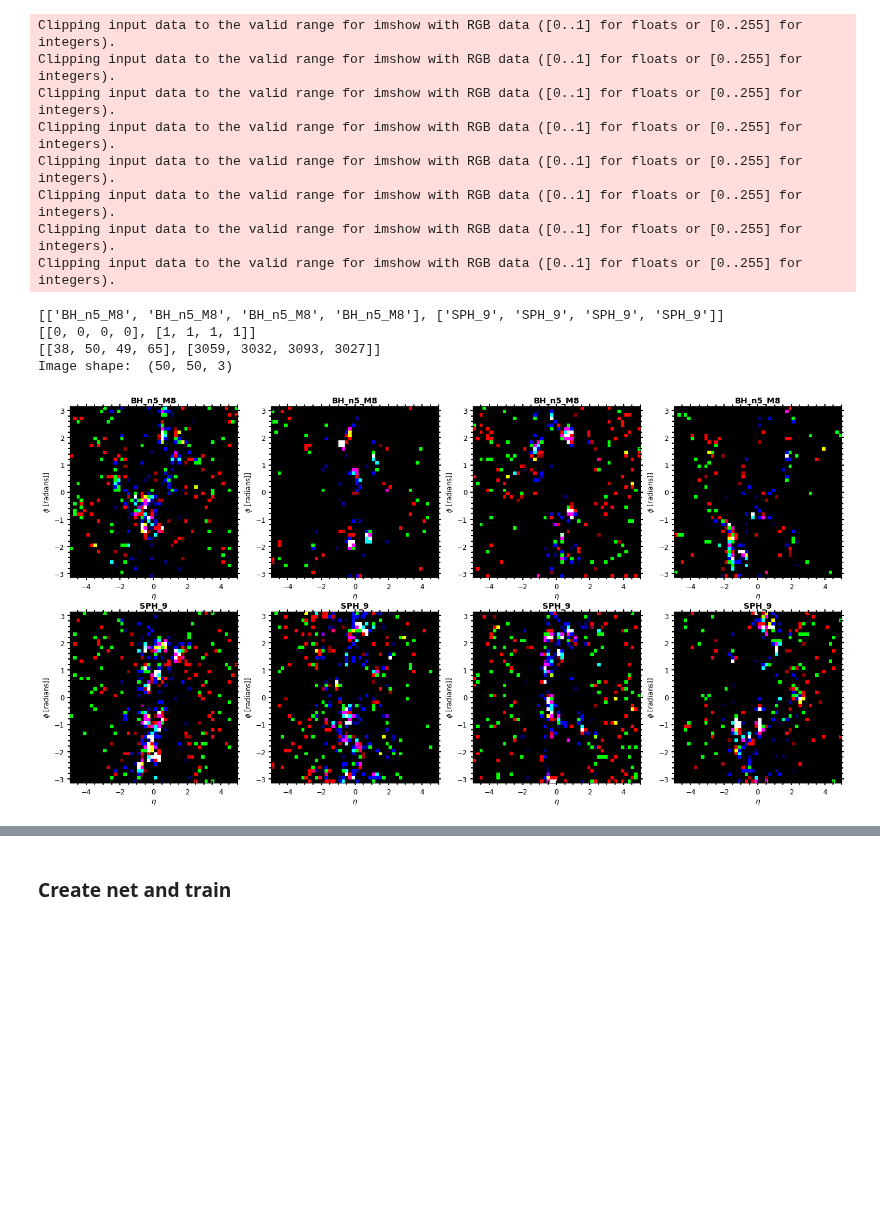
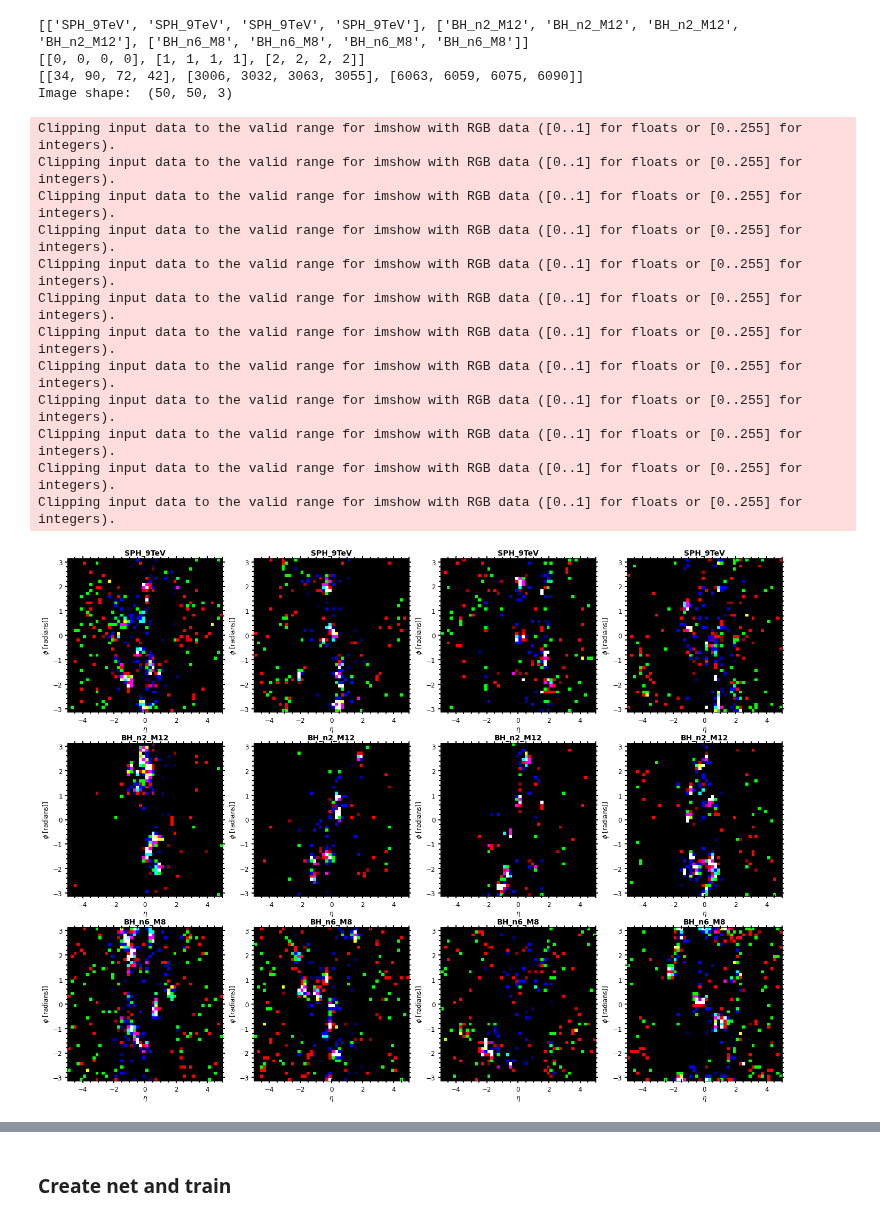
Before and after one commit to choisant/imcalML, a Jupyter notebook: notebooks/resnet.ipynb, the cells around one changed output, grey strips where cells are left out. Cells and saved outputs as stored; diff of their text form; code cells hidden in the pictures; blank space fills up the shorter version.

Commit message:
histogram separation

```diff
--- a/notebooks/resnet.ipynb
+++ b/notebooks/resnet.ipynb
@@ -39,12 +39,16 @@ TEST_N_EVENTS = 3000 #Number of events to process for each class. If higher than
 RES = 50 #resolution
 
 #Data specification
-LABELS = ["BH_n5_M8", "SPH_9"] #for plotting
+LABELS = ["PP13-Sphaleron-THR9-FRZ15-NB0-NSUBPALL", "BH_n2_M12", "BH_n6_M8"] #for plotting
+TEST_LABELS = [f"{label}_test" for label in LABELS]
+PLOT_LABELS = ["SPH_9TeV", "BH_n2_M12", "BH_n6_M8"]
 CLASSES = len(LABELS) #The number of output nodes in the net, equal to the number of classes
-FILENAMES = ["BH_n5_M8", "PP13-Sphaleron-THR9-FRZ15-NB0-NSUBPALL"]
-FOLDERS = ["BH", "sph"]
-TRAIN_FILENAMES = [f"{name}_res{RES}_10000_events.h5" for name in FILENAMES]
-TEST_FILENAMES = [f"{name}_test_res{RES}_3000_events.h5" for name in FILENAMES]
+#"PP13-Sphaleron-THR9-FRZ15-NB0-NSUBPALL"
+
+FOLDERS = ["sph", "BH", "BH"]
+
+TRAIN_FILENAMES = [f"{label}_res{RES}_10000_events.h5" for label in LABELS]
+TEST_FILENAMES = [f"{label}_res{RES}_3000_events.h5" for label in TEST_LABELS]
 TRAIN_DATAPATHS = [f"/disk/atlas3/data_MC/2dhistograms/{FOLDERS[i]}/{RES}/{TRAIN_FILENAMES[i]}" for i in range(CLASSES)] #The path to the folder containing the training histogram files
 TEST_DATAPATHS = [f"/disk/atlas3/data_MC/2dhistograms/{FOLDERS[i]}/{RES}/{TEST_FILENAMES[i]}" for i in range(CLASSES)] #The path to the folder containing the testing histogram files
 
@@ -64,9 +68,7 @@ else:
 filters=None
 transforms = torch.nn.Sequential(
         torchv.transforms.RandomVerticalFlip(),
-        #torchv.transforms.RandomHorizontalFlip(),
-        RandomRoll(0),
-        RandomRoll(1)
+        RandomRoll(roll_axis=0)
     )
 #transforms=None
 # %% [output]
@@ -82,11 +84,14 @@ test_data = load_datasets(testpaths, DEVICE, TEST_N_EVENTS, filters, transforms)
 
 #load data lazily to not run out of memory, no method to load only part of the data yet
 testpaths = [Path(path) for path in TEST_DATAPATHS]
+print(testpaths)
 
-test_data = Hdf5Dataset(testpaths, ["BH_n5_M8_test", "PP13-Sphaleron-THR9-FRZ15-NB0-NSUBPALL_test"], DEVICE,
+test_data = Hdf5Dataset(testpaths, TEST_LABELS, DEVICE,
                         shuffle=False, filters=filters, transform=None, event_limit=TEST_N_EVENTS)
 
 trainpaths = [Path(path) for path in TRAIN_DATAPATHS]
+print(trainpaths)
+
 train_data = load_datasets(trainpaths, DEVICE, TRAIN_N_EVENTS, filters, transforms)
 #train_data = Hdf5Dataset(trainpaths, ["BH_n5_M8", "PP13-Sphaleron-THR9-FRZ15-NB0-NSUBPALL"], DEVICE,
                     #shuffle=True, transform=transforms, event_limit=TRAIN_N_EVENTS)
@@ -107,19 +115,23 @@ There are 2 classes.
 # %%
-view_data(test_data, 4, CLASSES, LABELS, RES, TEST_N_EVENTS)
+view_data(test_data, 4, CLASSES, PLOT_LABELS, RES, TEST_N_EVENTS)
 # %% [output]
-Clipping input data to the valid range for imshow with RGB data ([0..1] for floats or [0..255] for integers).
-Clipping input data to the valid range for imshow with RGB data ([0..1] for floats or [0..255] for integers).
-Clipping input data to the valid range for imshow with RGB data ([0..1] for floats or [0..255] for integers).
-Clipping input data to the valid range for imshow with RGB data ([0..1] for floats or [0..255] for integers).
-Clipping input data to the valid range for imshow with RGB data ([0..1] for floats or [0..255] for integers).
-Clipping input data to the valid range for imshow with RGB data ([0..1] for floats or [0..255] for integers).
-Clipping input data to the valid range for imshow with RGB data ([0..1] for floats or [0..255] for integers).
-Clipping input data to the valid range for imshow with RGB data ([0..1] for floats or [0..255] for integers).
+[['SPH_9TeV', 'SPH_9TeV', 'SPH_9TeV', 'SPH_9TeV'], ['BH_n2_M12', 'BH_n2_M12', 'BH_n2_M12', 'BH_n2_M12'], ['BH_n6_M8', 'BH_n6_M8', 'BH_n6_M8', 'BH_n6_M8']]
+[[0, 0, 0, 0], [1, 1, 1, 1], [2, 2, 2, 2]]
+[[34, 90, 72, 42], [3006, 3032, 3063, 3055], [6063, 6059, 6075, 6090]]
+Image shape:  (50, 50, 3)
-[['BH_n5_M8', 'BH_n5_M8', 'BH_n5_M8', 'BH_n5_M8'], ['SPH_9', 'SPH_9', 'SPH_9', 'SPH_9']]
-[[0, 0, 0, 0], [1, 1, 1, 1]]
-[[38, 50, 49, 65], [3059, 3032, 3093, 3027]]
-Image shape:  (50, 50, 3)
+Clipping input data to the valid range for imshow with RGB data ([0..1] for floats or [0..255] for integers).
+Clipping input data to the valid range for imshow with RGB data ([0..1] for floats or [0..255] for integers).
+Clipping input data to the valid range for imshow with RGB data ([0..1] for floats or [0..255] for integers).
+Clipping input data to the valid range for imshow with RGB data ([0..1] for floats or [0..255] for integers).
+Clipping input data to the valid range for imshow with RGB data ([0..1] for floats or [0..255] for integers).
+Clipping input data to the valid range for imshow with RGB data ([0..1] for floats or [0..255] for integers).
+Clipping input data to the valid range for imshow with RGB data ([0..1] for floats or [0..255] for integers).
+Clipping input data to the valid range for imshow with RGB data ([0..1] for floats or [0..255] for integers).
+Clipping input data to the valid range for imshow with RGB data ([0..1] for floats or [0..255] for integers).
+Clipping input data to the valid range for imshow with RGB data ([0..1] for floats or [0..255] for integers).
+Clipping input data to the valid range for imshow with RGB data ([0..1] for floats or [0..255] for integers).
+Clipping input data to the valid range for imshow with RGB data ([0..1] for floats or [0..255] for integers).
-[figure, old version]
+[figure, new version]
 # %%
 k = np.random.randint(0, len(train_data))
 image = train_data[k][0].cpu()
```
Also changed, not shown: parts of 16 cells of this notebook, 6 other files.
